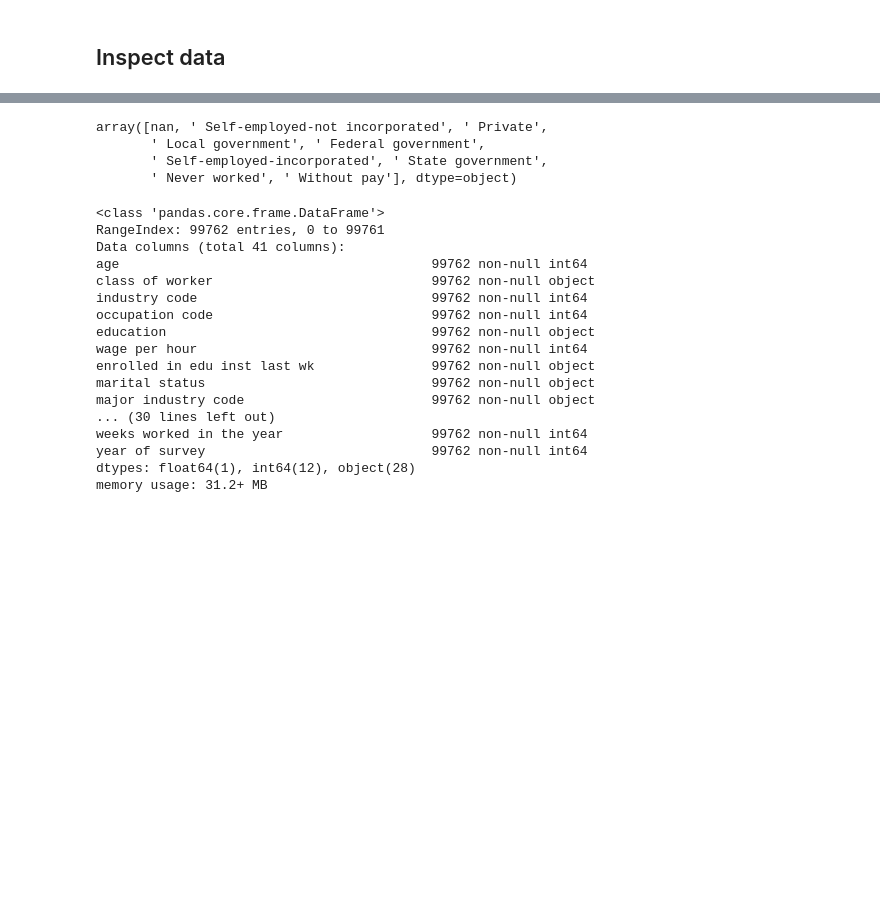
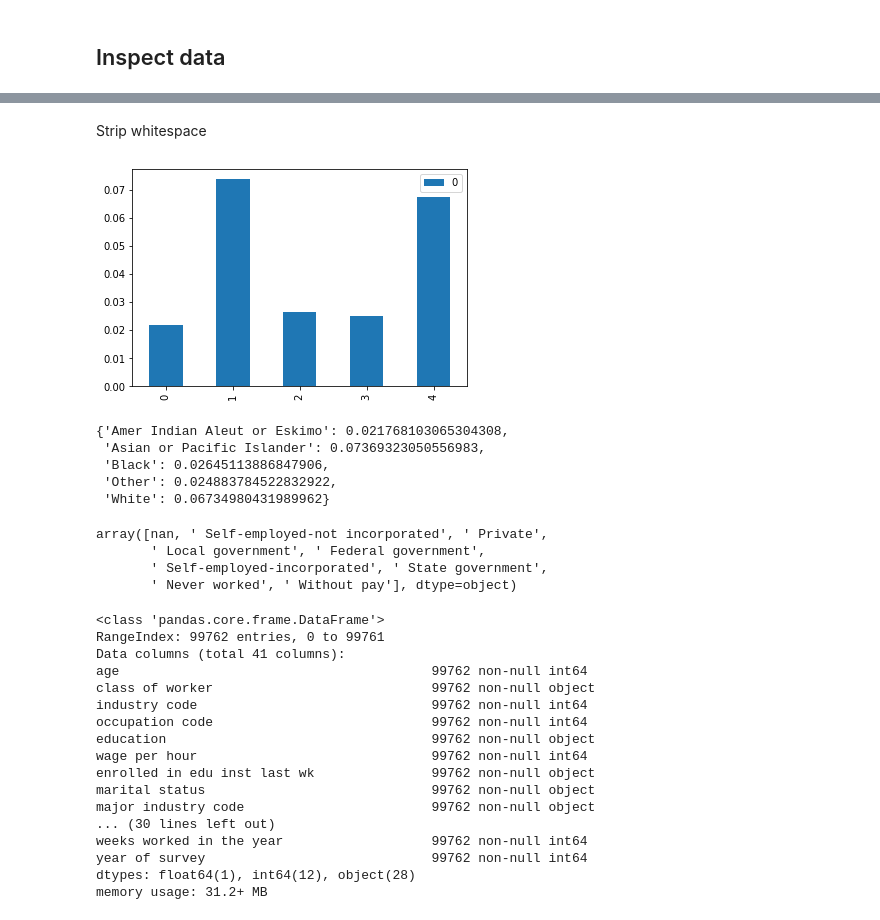
Before and after one commit to w8mr/ing-ml-challenge, a Jupyter notebook: challenge.ipynb, the cells around one changed output, grey strips where cells are left out. Drawn from its saved outputs; the diff is of its cells as text; code cells hidden in the pictures; blank space fills up the shorter version.

```diff
--- a/challenge.ipynb
+++ b/challenge.ipynb
@@ -138,0 +120,11 @@ Name: taxable income amount, Length: 100, dtype: int64
+# %%
+train_df = train_df.applymap(lambda x: x.strip() if isinstance(x, str) else x)
+# %%
+smallest_group = 20
+industry_occupation_count = train_df.groupby(by=['industry code','occupation code'])['age'].apply(lambda x: (x.name[0]*100+x.name[1], x.name[0]*100+x.name[1] if x.count() > smallest_group else x.name[0]*100))
+industry_occupation_dict = {tup[0]: tup[1] for tup in industry_occupation_count.values}
+
+train_df['industry_occupation'] = (train_df['industry code']*100+train_df['occupation code']).apply(lambda x: industry_occupation_dict[x])
+# %%
+for column in train_df.columns:
+    print("Column {}: \nValues{}\n".format(column, train_df[column].unique()))
@@ -139,3 +149,26 @@ Name: taxable income amount, Length: 100, dtype: int64
+# %% [markdown]
+Strip whitespace
+# %%
+def part_above_50k(column):
+  return {tup[0]: tup[1][tup[1]=='50000+.'].count()/tup[1].count() for tup in train_df.groupby(by=[column])['taxable income amount']}
+io_above50k = part_above_50k('mace')
+
+import matplotlib.pyplot as plt
+
+pd.DataFrame(io_above50k.values()).plot.bar()
+plt.show()
+
+#train_df['industry_occupation_'] = train_df['industry_occupation'].apply(io_above50k.get)
+#train_df
+
+io_above50k
+# %% [output]
+[figure, added]
+{'Amer Indian Aleut or Eskimo': 0.021768103065304308,
+ 'Asian or Pacific Islander': 0.07369323050556983,
+ 'Black': 0.02645113886847906,
+ 'Other': 0.024883784522832922,
+ 'White': 0.06734980431989962}
 # %%
 train_df['class of worker'].unique()
 # %% [output]
```
Also changed, not shown: parts of 6 cells of this notebook.
